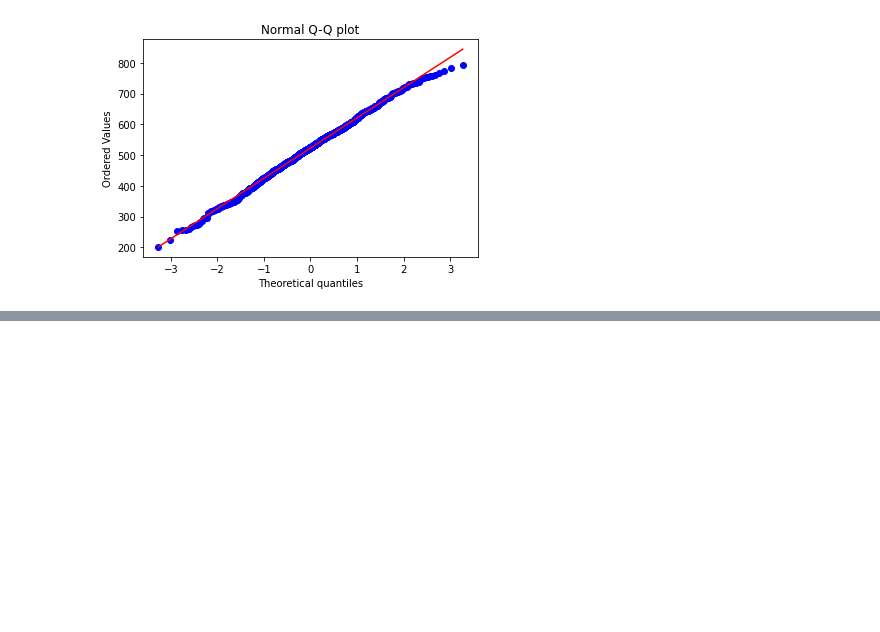
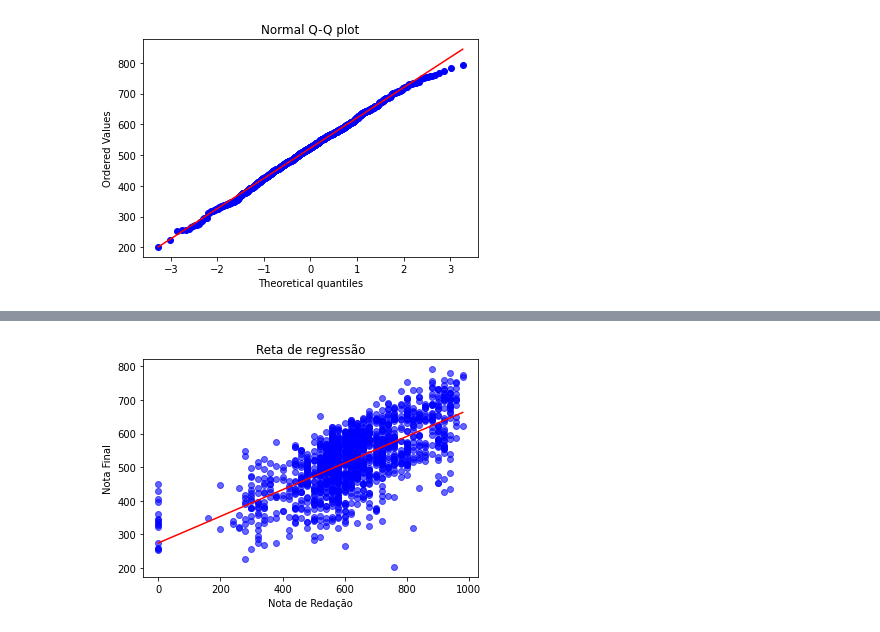
Before and after one commit to danlamberg/DS_RegressaoLinear-DS, a Jupyter notebook: Atividade_Regressão_Linear_Simples.ipynb, the cells around one changed output, grey strips where cells are left out. Cells and saved outputs as stored; diff of their text form; code cells hidden in the pictures; blank space fills up the shorter version.

```diff
--- a/Atividade_Regressão_Linear_Simples.ipynb
+++ b/Atividade_Regressão_Linear_Simples.ipynb
@@ -231,0 +275,3 @@ plt.show()
+# %%
+regressao = smf.ols('nota_final ~ NOTA_REDACAO', data = notas_enem_araras).fit()
+print(regressao.summary())
@@ -231,0 +334,11 @@ plt.show()
+# %%
+plt.scatter(y=notas_enem_araras.nota_final, x=notas_enem_araras.NOTA_REDACAO, color='blue', alpha=0.6)
+X_plot = np.linspace(min(notas_enem_araras.NOTA_REDACAO), max(notas_enem_araras.NOTA_REDACAO), len(notas_enem_araras.NOTA_REDACAO))
+# X_plot = np.linspace(0, 1000)
+plt.plot(X_plot, X_plot*regressao.params[1] + regressao.params[0], color='r')
+plt.title('Reta de regressão')
+plt.ylabel('Nota Final')
+plt.xlabel('Nota de Redação')
+plt.show()
+# %% [output]
+[figure, added]
```
Also changed, not shown: parts of 23 cells of this notebook.
